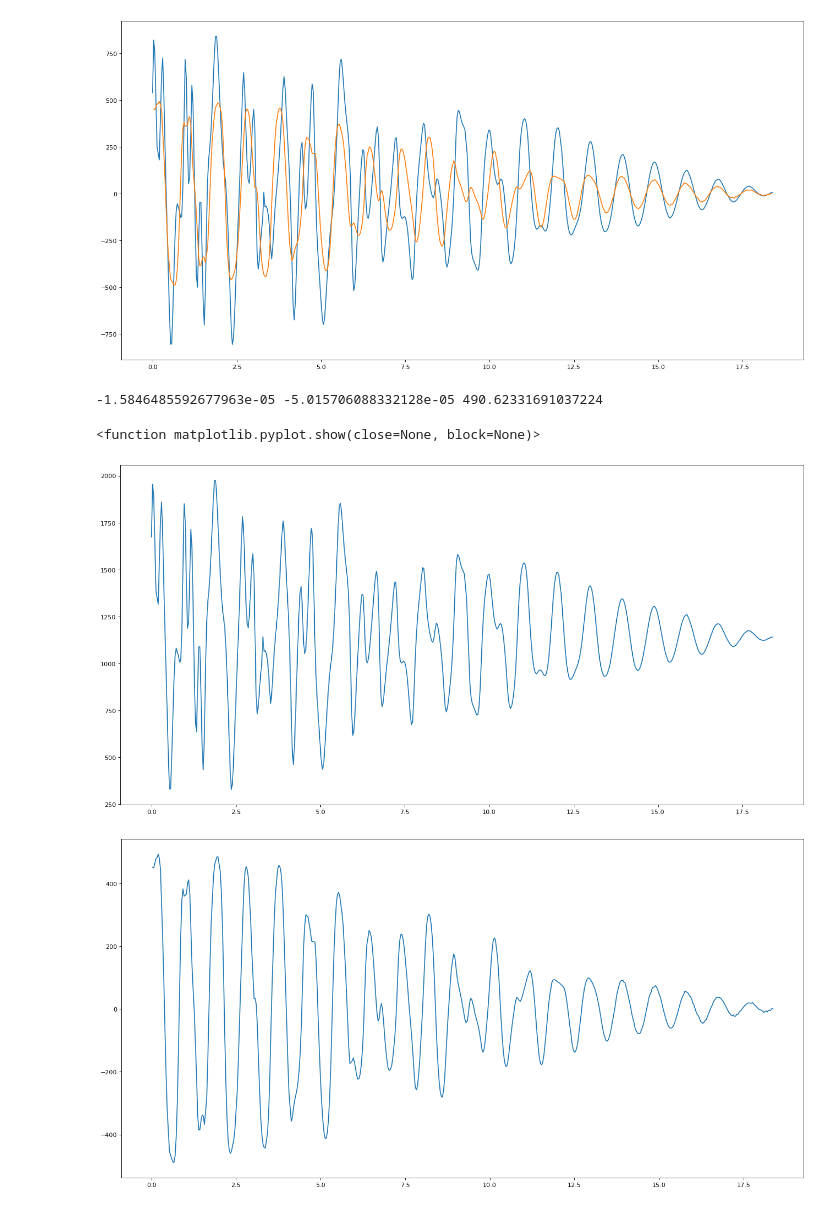
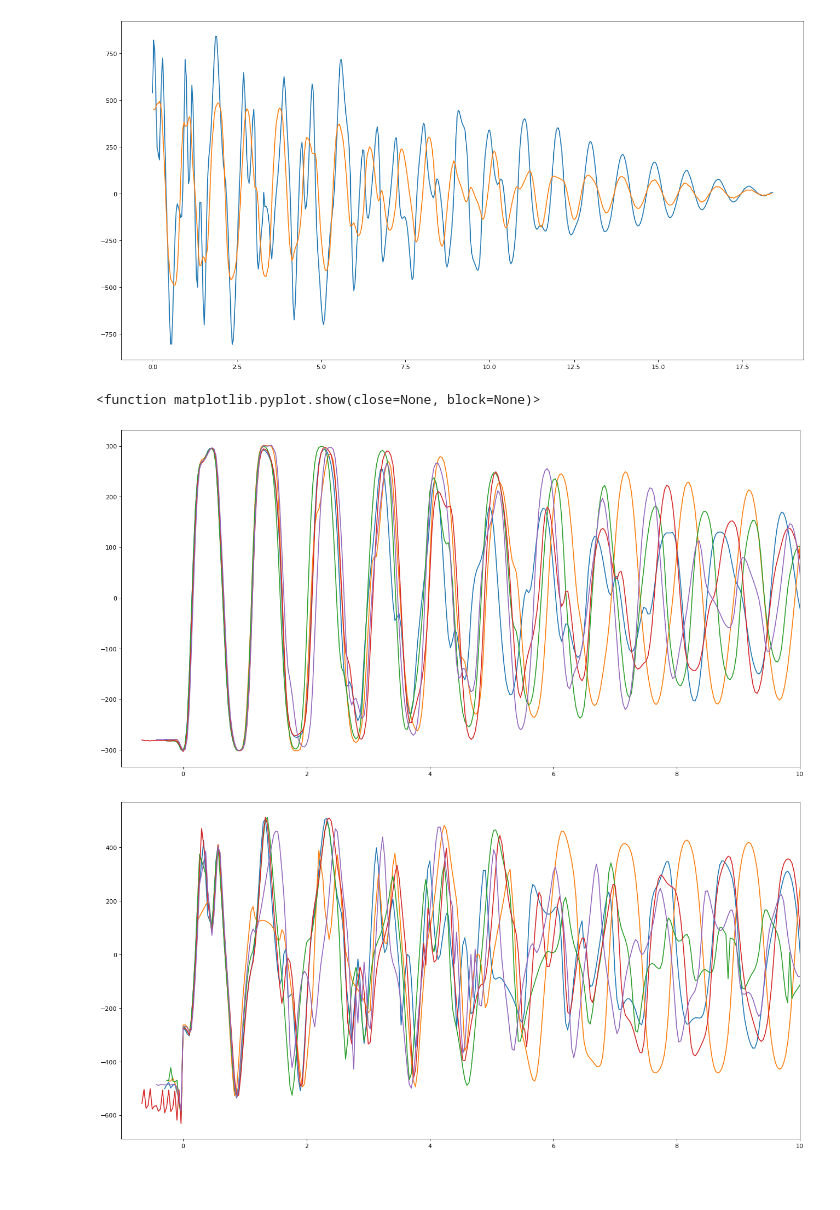
Before and after one commit to ebepolman-bit/RP2, a Jupyter notebook: Mapping.ipynb, the cells around one changed output. Cells and saved outputs as stored; diff of their text form; code cells hidden in the pictures; blank space fills up the shorter version.

```diff
--- a/Mapping.ipynb
+++ b/Mapping.ipynb
@@ -4,8 +4,8 @@ import pandas as pd
 from matplotlib import pyplot as plt
 from scipy.optimize import curve_fit
 # %%
-filelist_red = ["NightCap_2677A448_test.csv"]
-filelist_green = ["NightCap_2677A448_test_Green.csv"]
+filelist_red = ["Vid2.0_TRACKED-RED.csv","Vid2.1_TRACKED-RED.csv","Vid2.2_TRACKED-RED.csv","Vid2.3_TRACKED-RED.csv","Vid2.4_TRACKED-RED.csv"]
+filelist_green = ["Vid2.0_TRACKED-GREEN.csv","Vid2.1_TRACKED-GREEN.csv","Vid2.2_TRACKED-GREEN.csv","Vid2.3_TRACKED-GREEN.csv","Vid2.4_TRACKED-GREEN.csv"]
 file = pd.read_csv("NightCap_2677A448_test.csv") #Rood
 file2 = pd.read_csv("NightCap_2677A448_test_Green.csv") # Groen
 # %%
@@ -70,52 +70,65 @@ plt.show
 <function matplotlib.pyplot.show(close=None, block=None)>
 [figure]
 # %%
-plt.figure(figsize=(20,10), dpi=80)
-for name in filelist_red:
-    file = pd.read_csv(name) #Rood
-    t = file["time_s"].to_numpy()
-    x = file["x"].to_numpy()
-    y = -file["y"].to_numpy()
-    mask = np.isfinite(t) & np.isfinite(x) & np.isfinite(y)
-    t = t[mask]
-    x= x[mask]
-    y = y[mask]
-    plt.plot(t,x)
-plt.show
 
+x_0_array = np.array([])
+y_0_array = np.array([])
+min_inx_array = np.array([])
+n=0
 plt.figure(figsize=(20,10), dpi=80)
 for name in filelist_green:
-    file = pd.read_csv(name) #Rood
-    t = file["time_s"].to_numpy()
-    x = file["x"].to_numpy()
-    y = -file["y"].to_numpy()
-    mask = np.isfinite(t) & np.isfinite(x) & np.isfinite(y)
-    t = t[mask]
-    x= x[mask]
-    y = y[mask]
+    file = pd.read_csv(name)
+    t2 = file["time_s"].to_numpy()
+    x2 = file["x"].to_numpy()
+    y2 = -file["y"].to_numpy()
+    mask = np.isfinite(t2) & np.isfinite(x2) & np.isfinite(y2)
+    t2 = t2[mask]
+    x2= x2[mask]
+    y2 = y2[mask]
+
     def circlefit(data, x_0, y_0, R):
         n = len(data) // 2
         x = data[:n]
         y = data[n:]
         return np.sqrt((x-x_0)**2 + (y-y_0)**2) - R
     data = np.concatenate([x2, y2])
     target = np.zeros(len(x2))
     popt, cov = curve_fit(circlefit,data,target)
     x_0 = popt[0]
     y_0 = popt[1]
     R   = popt[2]
-    print(x_0,y_0,R)
-    x = x-x_0
-    y = y-y_0
-    x2 = x2-x_0
-    y2 = y2-y_0
+    x = x - x_0
+    y = y - y_0
+    x2 = x2 - x_0
+    y2 = y2 - y_0
+    x_0_array = np.append(x_0_array,x_0)
+    y_0_array = np.append(y_0_array,y_0)
+    min_idx = np.argmin(x2)       # Vind index van het laagste punt in x2
+    min_inx_array = np.append(min_inx_array,min_idx)
+    x2 = x2          # Snijd x2 af vanaf de dip
+    t2 = t2 - t2[min_idx]
     plt.plot(t2,x2)
+plt.xlim(-1,10)
 plt.show
+
+plt.figure(figsize=(20,10), dpi=80)
+for name in filelist_red:
+    file = pd.read_csv(name) #Rood
+    t = file["time_s"].to_numpy()
+    x = file["x"].to_numpy() - x_0_array[n]
+    y = -file["y"].to_numpy() - y_0_array[n]
+    mask = np.isfinite(t) & np.isfinite(x) & np.isfinite(y)
+    t = t[mask] - t[int(min_inx_array[n])]
+    x= x[mask]
+    y = y[mask]
+    plt.plot(t,x)
+    n += 1
+plt.xlim(-1,10)
+plt.show
 # %% [output]
--1.5846485592677963e-05 -5.015706088332128e-05 490.62331691037224
+<function matplotlib.pyplot.show(close=None, block=None)>
-<function matplotlib.pyplot.show(close=None, block=None)>
-[figure, old version]
+[figure, new version]
-[figure, old version]
+[figure, new version]
 # %%
 import warnings
 
```
Also changed, not shown: parts of 1 cell of this notebook.
